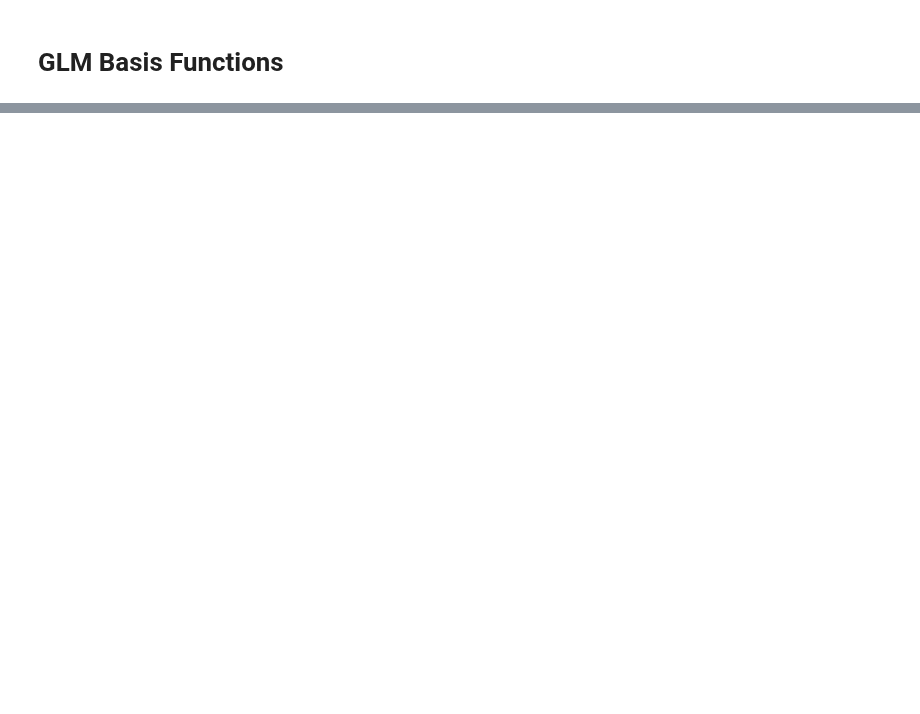
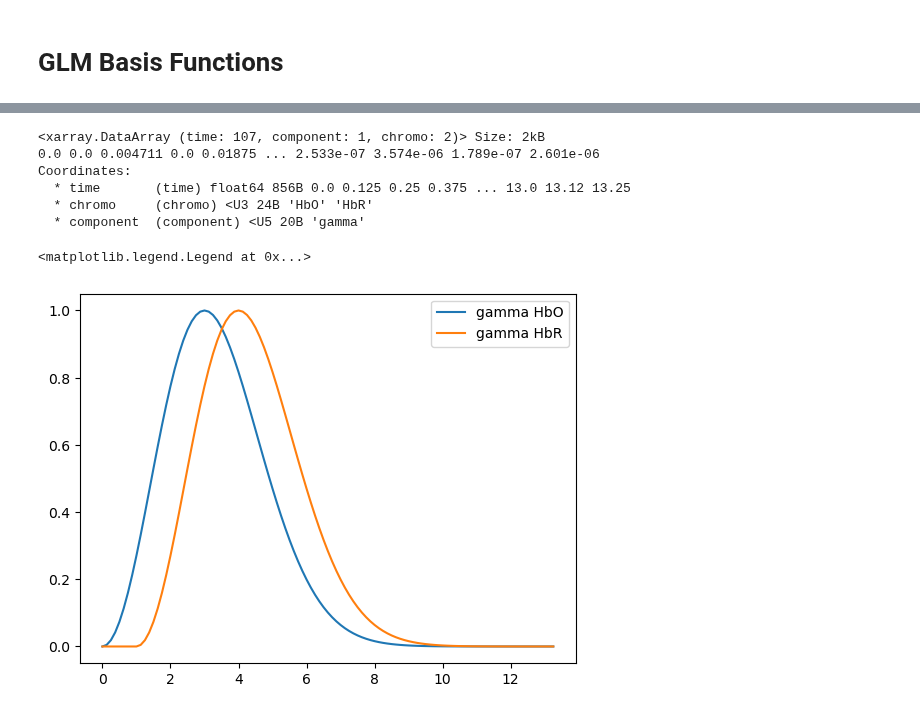
Before and after one commit to ibs-lab/cedalion, a Jupyter notebook: examples/31_glm_basis_functions.ipynb, the cells around one changed output, grey strips where cells are left out. Drawn from its saved outputs; the diff is of its cells as text; code cells hidden in the pictures; blank space fills up the shorter version.

```diff
--- a/examples/31_glm_basis_functions.ipynb
+++ b/examples/31_glm_basis_functions.ipynb
@@ -45,16 +76,25 @@ p.legend(ncols=3)
 # %%
 basis = bf.Gamma(
-    tau={"HbO": 3 * units.s, "HbR": 4 * units.s},
-    sigma=2 * units.s,
+    tau={"HbO": 0 * units.s, "HbR": 1 * units.s},
+    sigma=3 * units.s,
     T=0 * units.s,
 )
 hrf = basis(ts)
 display(hrf)
 p.figure()
 for i_comp, comp in enumerate(hrf.component.values):
     for i_chromo, chromo in enumerate(hrf.chromo.values):
         p.plot(hrf.time, hrf[:, i_comp, i_chromo], label=f"{comp} {chromo}")
 
 p.legend()
+# %% [output]
+<xarray.DataArray (time: 107, component: 1, chromo: 2)> Size: 2kB
+0.0 0.0 0.004711 0.0 0.01875 ... 2.533e-07 3.574e-06 1.789e-07 2.601e-06
+Coordinates:
+  * time       (time) float64 856B 0.0 0.125 0.25 0.375 ... 13.0 13.12 13.25
+  * chromo     (chromo) <U3 24B 'HbO' 'HbR'
+  * component  (component) <U5 20B 'gamma'
+<matplotlib.legend.Legend at 0x...>
+[figure, added]
 # %%
 basis = bf.Gamma(
```
Also changed, not shown: parts of 6 cells of this notebook, 1 other file.
